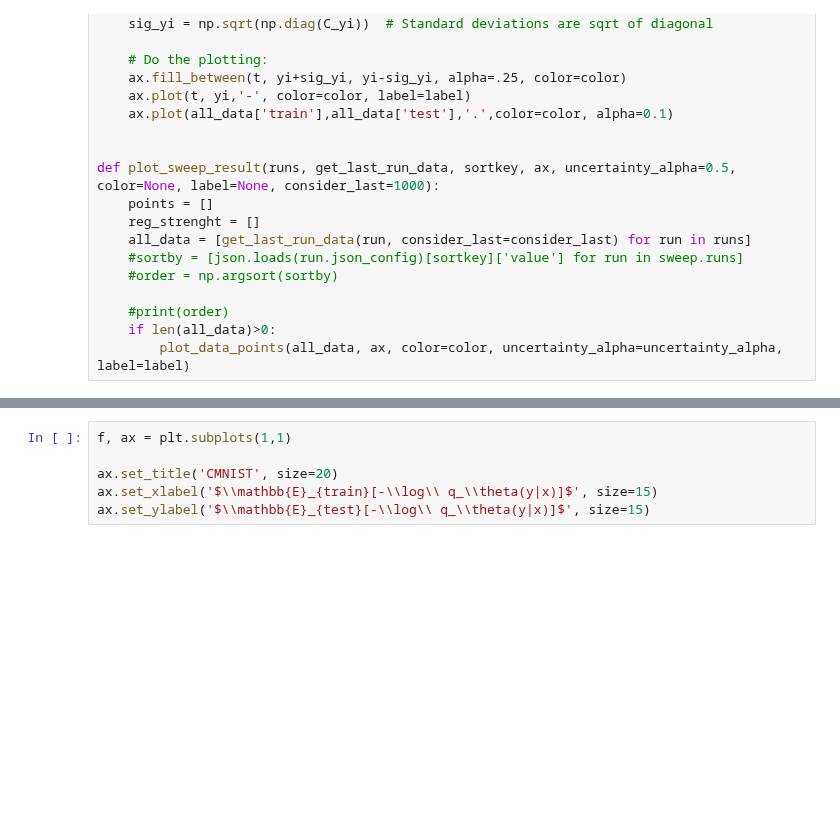
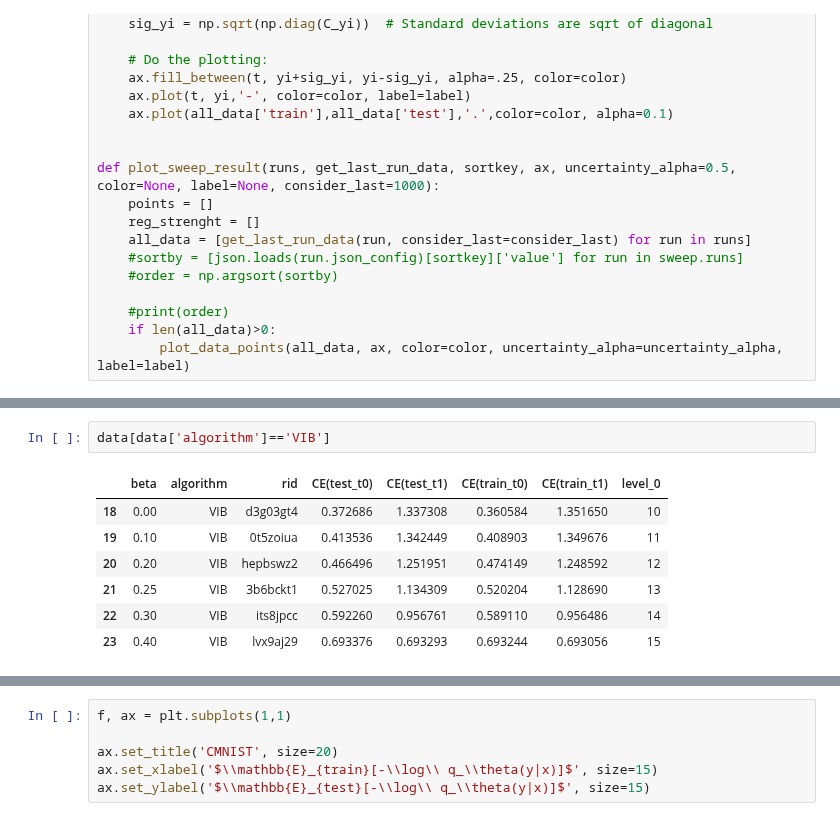
Before and after one commit to mfederici/JADE, a Jupyter notebook: results.ipynb, the cells around one changed output, grey strips where cells are left out. Drawn from its saved outputs; the diff is of its cells as text; blank space fills up the shorter version.

```diff
--- a/results.ipynb
+++ b/results.ipynb
@@ -354,0 +383,10 @@ def plot_sweep_result(runs, get_last_run_data, sortkey, ax, uncertainty_alpha=0.
+# %%
+data[data['algorithm']=='VIB']
+# %% [output]
+|  | beta | algorithm | rid | CE(test_t0) | CE(test_t1) | CE(train_t0) | CE(train_t1) | level_0 |
+| 18 | 0.00 | VIB | d3g03gt4 | 0.372686 | 1.337308 | 0.360584 | 1.351650 | 10 |
+| 19 | 0.10 | VIB | 0t5zoiua | 0.413536 | 1.342449 | 0.408903 | 1.349676 | 11 |
+| 20 | 0.20 | VIB | hepbswz2 | 0.466496 | 1.251951 | 0.474149 | 1.248592 | 12 |
+| 21 | 0.25 | VIB | 3b6bckt1 | 0.527025 | 1.134309 | 0.520204 | 1.128690 | 13 |
+| 22 | 0.30 | VIB | its8jpcc | 0.592260 | 0.956761 | 0.589110 | 0.956486 | 14 |
+| 23 | 0.40 | VIB | lvx9aj29 | 0.693376 | 0.693293 | 0.693244 | 0.693056 | 15 |
```
Also changed, not shown: parts of 17 cells of this notebook, 34 other files.
